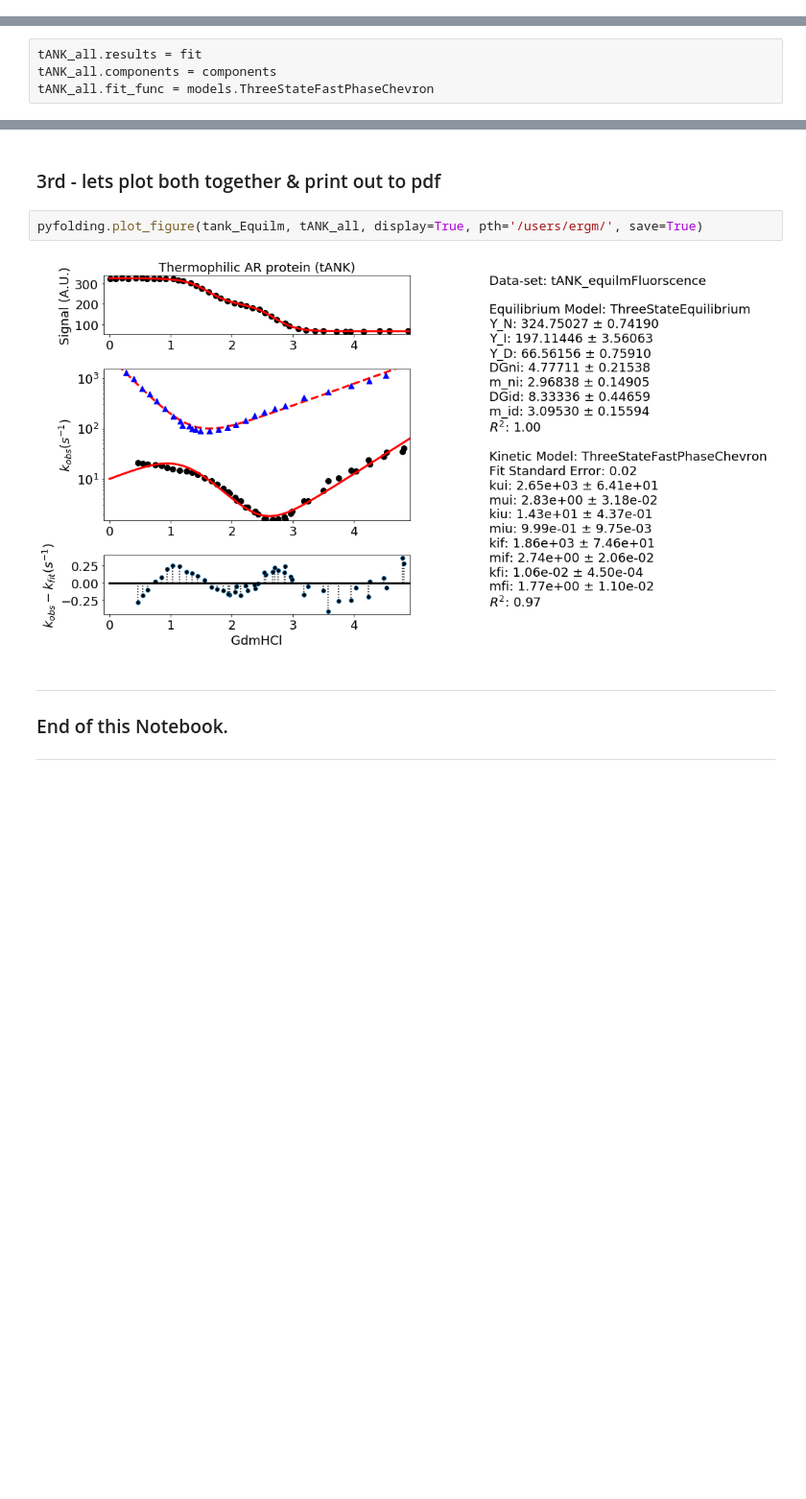
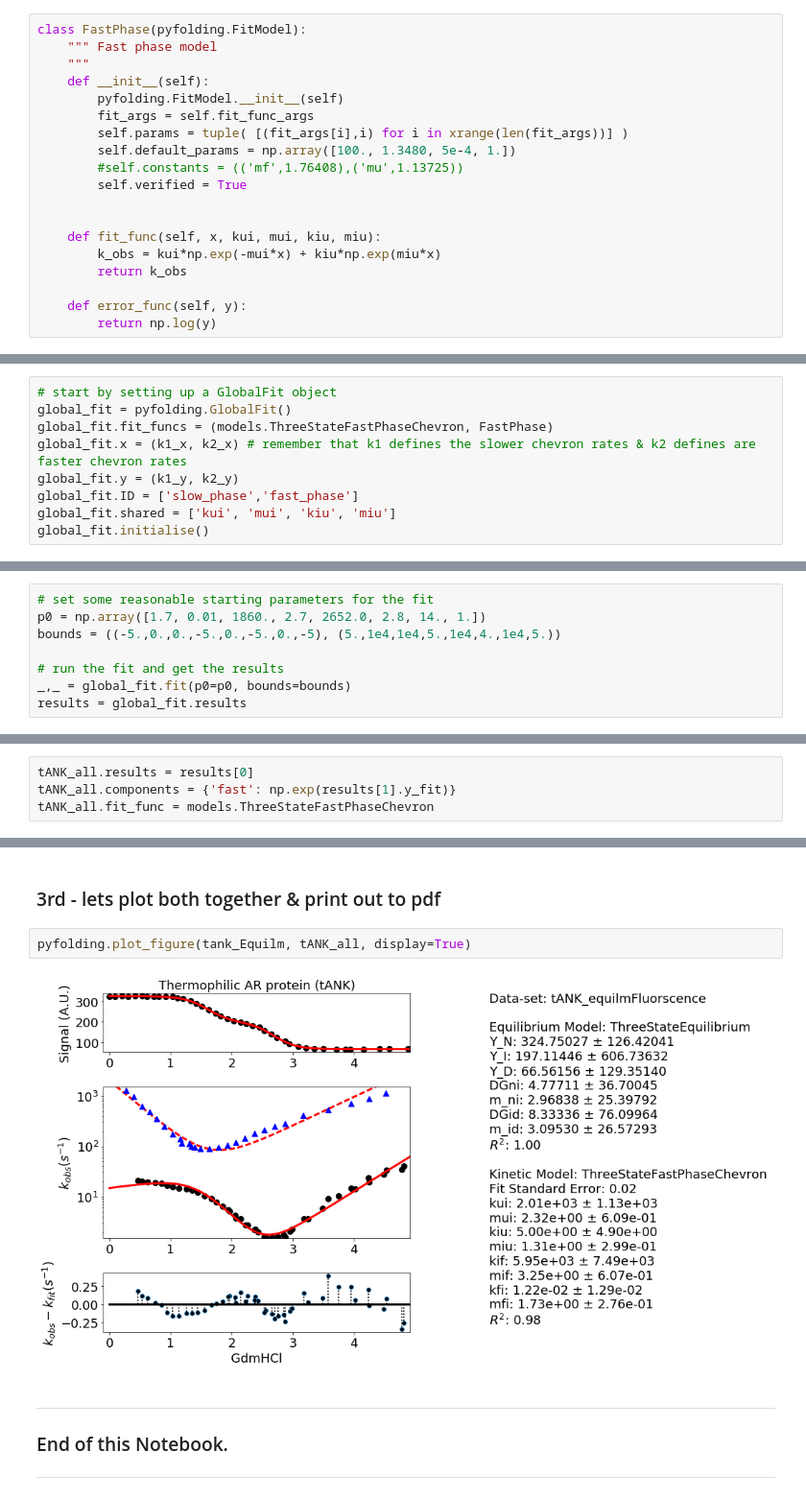
Before and after one commit to quantumjot/PyFolding, a Jupyter notebook: notebooks/SI4_LinkedEquations.ipynb, the cells around one changed output, grey strips where cells are left out. Shown at 96% size. Cells and saved outputs as stored; diff of their text form; blank space fills up the shorter version.

```diff
--- a/notebooks/SI4_LinkedEquations.ipynb
+++ b/notebooks/SI4_LinkedEquations.ipynb
@@ -118,0 +156,19 @@ $$\begin{equation} \
+# %%
+class FastPhase(pyfolding.FitModel):
+    """ Fast phase model
+    """
+    def __init__(self):
+        pyfolding.FitModel.__init__(self)
+        fit_args = self.fit_func_args
+        self.params = tuple( [(fit_args[i],i) for i in xrange(len(fit_args))] )
+        self.default_params = np.array([100., 1.3480, 5e-4, 1.])
+        #self.constants = (('mf',1.76408),('mu',1.13725))
+        self.verified = True
+
+
+    def fit_func(self, x, kui, mui, kiu, miu):
+        k_obs = kui*np.exp(-mui*x) + kiu*np.exp(miu*x)
+        return k_obs
+
+    def error_func(self, y):
+        return np.log(y)
@@ -118,0 +177,9 @@ $$\begin{equation} \
+# %%
+# start by setting up a GlobalFit object
+global_fit = pyfolding.GlobalFit()
+global_fit.fit_funcs = (models.ThreeStateFastPhaseChevron, FastPhase)
+global_fit.x = (k1_x, k2_x) # remember that k1 defines the slower chevron rates & k2 defines are faster chevron rates
+global_fit.y = (k1_y, k2_y)
+global_fit.ID = ['slow_phase','fast_phase']
+global_fit.shared = ['kui', 'mui', 'kiu', 'miu']
+global_fit.initialise()
@@ -118,0 +191,8 @@ $$\begin{equation} \
+# %%
+# set some reasonable starting parameters for the fit
+p0 = np.array([1.7, 0.01, 1860., 2.7, 2652.0, 2.8, 14., 1.])
+bounds = ((-5.,0.,0.,-5.,0.,-5.,0.,-5), (5.,1e4,1e4,5.,1e4,4.,1e4,5.))
+
+# run the fit and get the results
+_,_ = global_fit.fit(p0=p0, bounds=bounds)
+results = global_fit.results
@@ -185,6 +248,6 @@ fit.covar = cov
 # %%
-tANK_all.results = fit
-tANK_all.components = components
+tANK_all.results = results[0]
+tANK_all.components = {'fast': np.exp(results[1].y_fit)}
 tANK_all.fit_func = models.ThreeStateFastPhaseChevron
 # %% [output]
 Warning: overwriting fit result for <pyfolding.core.Chevron object at 0x...>
@@ -224,9 +288,9 @@ R^2: 0.99983
 # %% [markdown]
 ### 3rd - lets plot both together & print out to pdf
 # %%
-pyfolding.plot_figure(tank_Equilm, tANK_all, display=True, pth='/users/ergm/', save=True)
+pyfolding.plot_figure(tank_Equilm, tANK_all, display=True)
 # %% [output]
-[figure, old version]
+[figure, new version]
 # %% [markdown]
 ---
 
```
Also changed, not shown: parts of 15 cells of this notebook.
